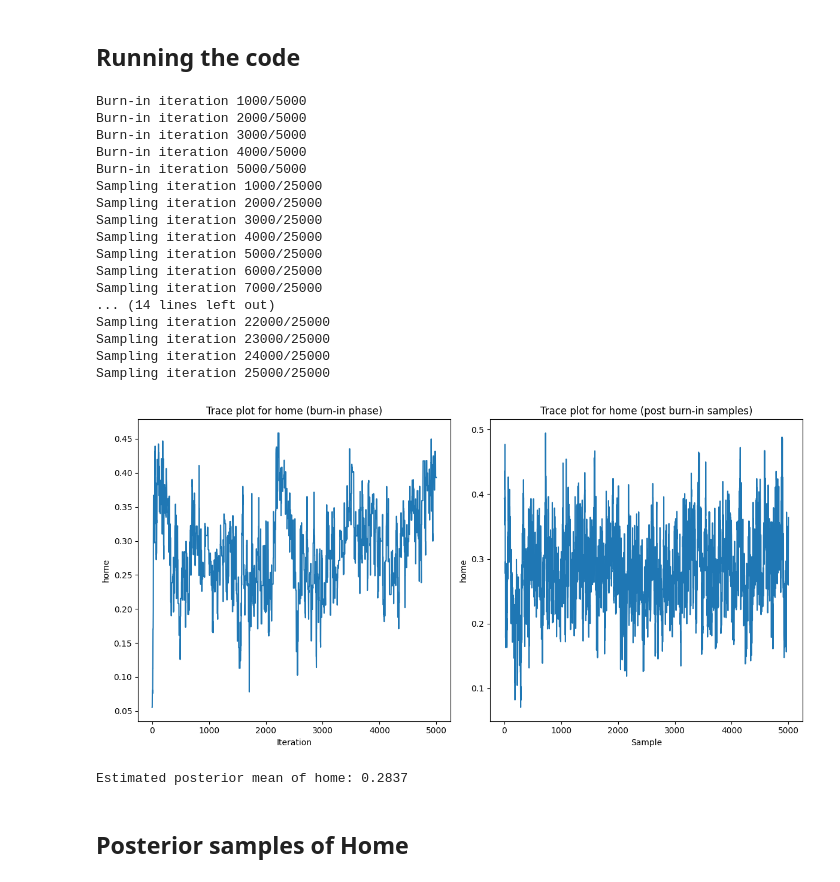
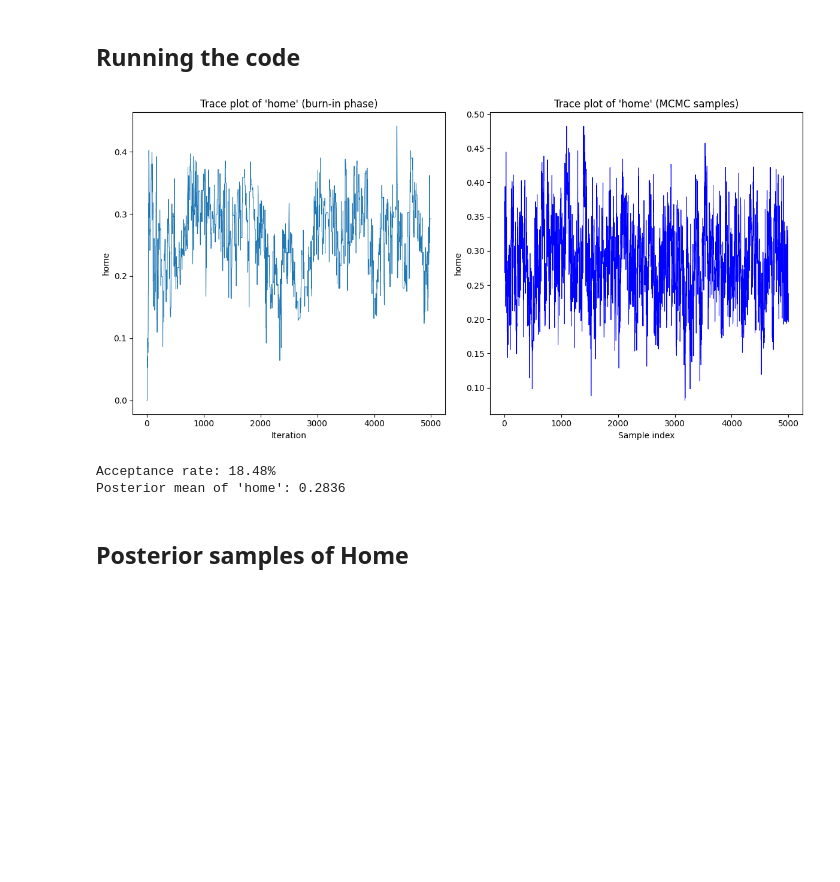
Before and after one commit to kkipngenokoech/MathsRequiredForAI, a Jupyter notebook: PGM/HW3/homework.ipynb, the cells around one changed output. Drawn from its saved outputs; the diff is of its cells as text; code cells hidden in the pictures; blank space fills up the shorter version.

```diff
--- a/PGM/HW3/homework.ipynb
+++ b/PGM/HW3/homework.ipynb
@@ -166,57 +78,64 @@ def metropolis_hastings(n_burn, n_samples, thin, sigma):
 # %% [markdown]
 ## Running the code
 # %%
-# Run MCMC
+# Parameters for the run
 n_burn = 5000
 n_samples = 5000
 thin = 5
 sigma = 0.05
 
-burn_samples, samples = metropolis_hastings(n_burn, n_samples, thin, sigma)
+# Run the MCMC
+samples, home_trace, acceptance_rate = metropolis_hastings(n_burn, n_samples, thin, sigma)
 
-# Plot trace plot for home parameter (first parameter)
+# Optional: capture home during burn-in too
+def get_burnin_trace(n_burn, sigma):
+    current = np.zeros(n_params)
+    current[hyper_start_idx + 2] = 1.0
+    current[hyper_start_idx + 3] = 1.0
+    current_ll = log_likelihood(current)
+    trace = []
+    for i in range(n_burn):
+        proposal = current + np.random.normal(0, sigma, n_params)
+        proposal[hyper_start_idx + 2:] = np.abs(proposal[hyper_start_idx + 2:])
+        prop_ll = log_likelihood(proposal)
+        log_accept_ratio = prop_ll - current_ll
+        if np.log(np.random.rand()) < log_accept_ratio:
+            current, current_ll = proposal, prop_ll
+        trace.append(current[0])
+    return np.array(trace)
+
+burnin_trace = get_burnin_trace(n_burn, sigma)
+
+# Plot the trace plots
+import matplotlib.pyplot as plt
+
 plt.figure(figsize=(12, 6))
 
-# Burning phase
+# Plot burn-in phase
 plt.subplot(1, 2, 1)
-plt.plot(range(n_burn), burn_samples[:, 0])
-plt.title('Trace plot for home (burn-in phase)')
-plt.xlabel('Iteration')
-plt.ylabel('home')
+plt.plot(range(n_burn), burnin_trace, linewidth=0.7)
+plt.title("Trace plot of 'home' (burn-in phase)")
+plt.xlabel("Iteration")
+plt.ylabel("home")
 
-# Post burn-in samples
+# Plot sampling phase
 plt.subplot(1, 2, 2)
-plt.plot(range(n_samples), samples[:, 0])
-plt.title('Trace plot for home (post burn-in samples)')
-plt.xlabel('Sample')
-plt.ylabel('home')
+plt.plot(range(n_samples), home_trace, linewidth=0.7, color='blue')
+plt.title("Trace plot of 'home' (MCMC samples)")
+plt.xlabel("Sample index")
+plt.ylabel("home")
 
 plt.tight_layout()
-plt.savefig('home_trace.png')
+plt.savefig("home_trace_burnin_and_sampling.png")
 plt.show()
 
-# Print mean estimate of home
-print(f"Estimated posterior mean of home: {np.mean(samples[:, 0]):.4f}")
+# Summary
+print(f"Acceptance rate: {acceptance_rate:.2%}")
+print(f"Posterior mean of 'home': {np.mean(home_trace):.4f}")
 # %% [output]
+[figure, new version]
-Burn-in iteration 1000/5000
-Burn-in iteration 2000/5000
-Burn-in iteration 3000/5000
-Burn-in iteration 4000/5000
-Burn-in iteration 5000/5000
-Sampling iteration 1000/25000
-Sampling iteration 2000/25000
-Sampling iteration 3000/25000
-Sampling iteration 4000/25000
-Sampling iteration 5000/25000
-Sampling iteration 6000/25000
-Sampling iteration 7000/25000
-... (14 lines left out)
-Sampling iteration 22000/25000
-Sampling iteration 23000/25000
-Sampling iteration 24000/25000
-Sampling iteration 25000/25000
+Acceptance rate: 18.48%
+Posterior mean of 'home': 0.2836
-[figure, old version]
-Estimated posterior mean of home: 0.2837
 # %% [markdown]
 ## Posterior samples of Home
 # %%
```
Also changed, not shown: parts of 9 cells of this notebook, 7 other files.
